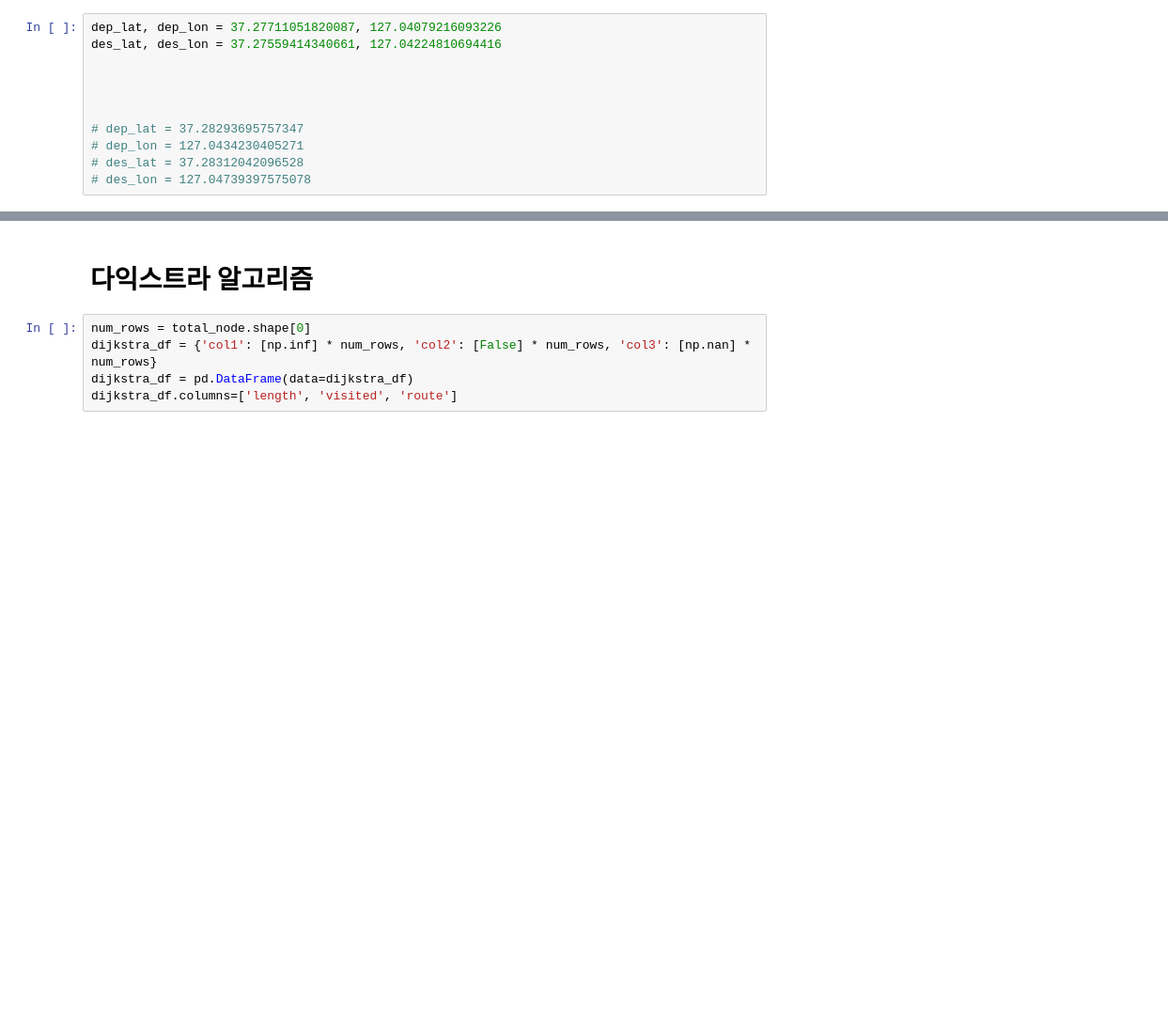
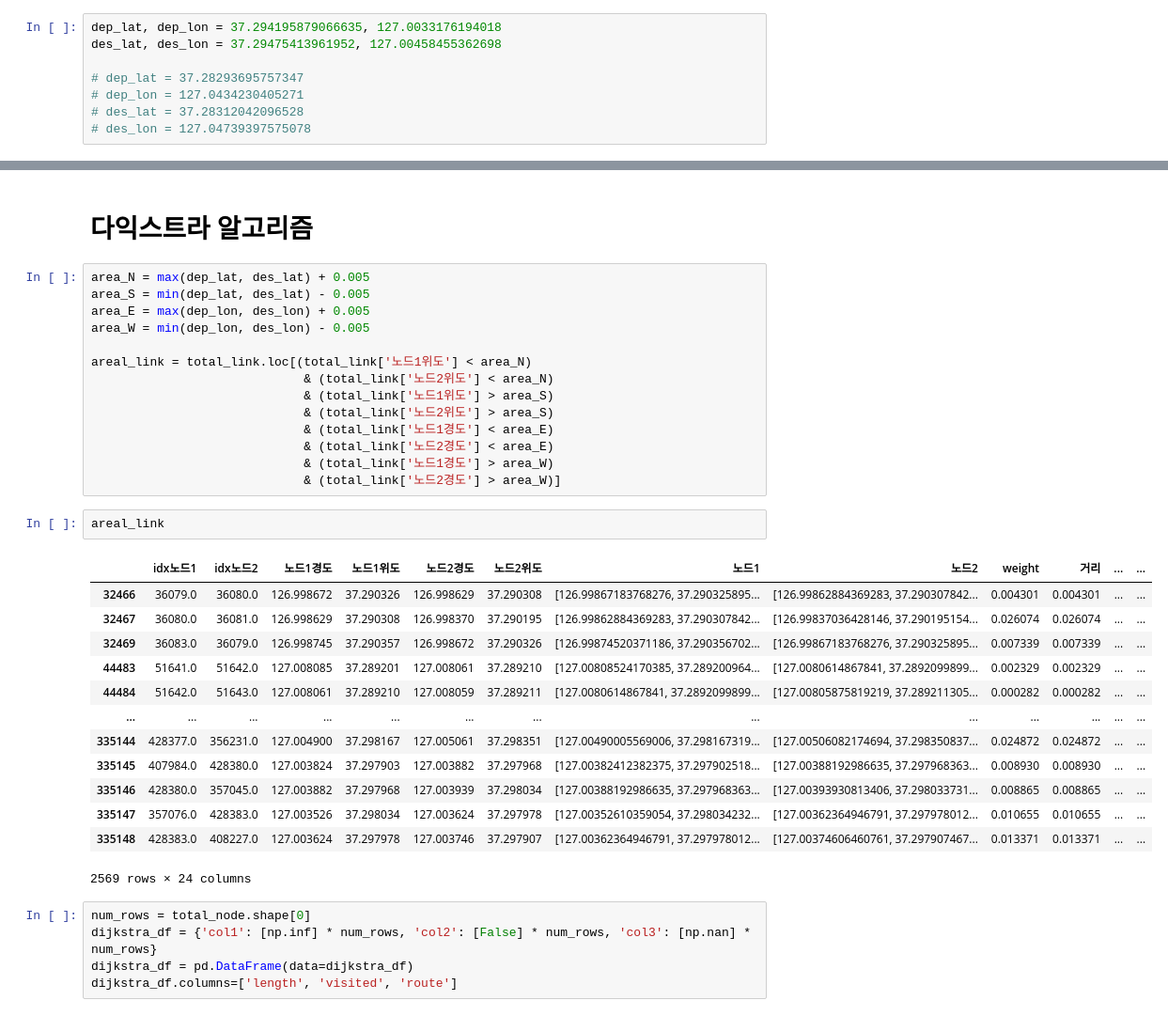
Before and after one commit to KimMinoo/capstone_design2, a Jupyter notebook: dijk.ipynb, the cells around one changed output, grey strips where cells are left out. Shown: that part at 94% size. Saved outputs shown, nothing was run; the diff lists cells and outputs as text; blank space fills up the shorter version.

```diff
--- a/dijk.ipynb
+++ b/dijk.ipynb
@@ -178,11 +187,8 @@ total_link.head()
 # %% [markdown]
 # 시작점 입력
 # %%
-dep_lat, dep_lon = 37.27711051820087, 127.04079216093226
-des_lat, des_lon = 37.27559414340661, 127.04224810694416
-
-
-
+dep_lat, dep_lon = 37.294195879066635, 127.0033176194018
+des_lat, des_lon = 37.29475413961952, 127.00458455362698
 
 # dep_lat = 37.28293695757347
 # dep_lon = 127.0434230405271
@@ -225,5 +231,35 @@ print(start_idx, end_idx)
 # %% [markdown]
 # 다익스트라 알고리즘
+# %%
+area_N = max(dep_lat, des_lat) + 0.005
+area_S = min(dep_lat, des_lat) - 0.005
+area_E = max(dep_lon, des_lon) + 0.005
+area_W = min(dep_lon, des_lon) - 0.005
+
+areal_link = total_link.loc[(total_link['노드1위도'] < area_N)
+                             & (total_link['노드2위도'] < area_N)
+                             & (total_link['노드1위도'] > area_S)
+                             & (total_link['노드2위도'] > area_S)
+                             & (total_link['노드1경도'] < area_E)
+                             & (total_link['노드2경도'] < area_E)
+                             & (total_link['노드1경도'] > area_W)
+                             & (total_link['노드2경도'] > area_W)]
+# %%
+areal_link
+# %% [output]
+|  | idx노드1 | idx노드2 | 노드1경도 | 노드1위도 | 노드2경도 | 노드2위도 | 노드1 | 노드2 | weight | 거리 | ... | ... |
+| 32466 | 36079.0 | 36080.0 | 126.998672 | 37.290326 | 126.998629 | 37.290308 | [126.99867183768276, 37.290325895... | [126.99862884369283, 37.290307842... | 0.004301 | 0.004301 | ... | ... |
+| 32467 | 36080.0 | 36081.0 | 126.998629 | 37.290308 | 126.998370 | 37.290195 | [126.99862884369283, 37.290307842... | [126.99837036428146, 37.290195154... | 0.026074 | 0.026074 | ... | ... |
+| 32469 | 36083.0 | 36079.0 | 126.998745 | 37.290357 | 126.998672 | 37.290326 | [126.99874520371186, 37.290356702... | [126.99867183768276, 37.290325895... | 0.007339 | 0.007339 | ... | ... |
+| 44483 | 51641.0 | 51642.0 | 127.008085 | 37.289201 | 127.008061 | 37.289210 | [127.00808524170385, 37.289200964... | [127.0080614867841, 37.2892099899... | 0.002329 | 0.002329 | ... | ... |
+| 44484 | 51642.0 | 51643.0 | 127.008061 | 37.289210 | 127.008059 | 37.289211 | [127.0080614867841, 37.2892099899... | [127.00805875819219, 37.289211305... | 0.000282 | 0.000282 | ... | ... |
+| ... | ... | ... | ... | ... | ... | ... | ... | ... | ... | ... | ... | ... |
+| 335144 | 428377.0 | 356231.0 | 127.004900 | 37.298167 | 127.005061 | 37.298351 | [127.00490005569006, 37.298167319... | [127.00506082174694, 37.298350837... | 0.024872 | 0.024872 | ... | ... |
+| 335145 | 407984.0 | 428380.0 | 127.003824 | 37.297903 | 127.003882 | 37.297968 | [127.00382412382375, 37.297902518... | [127.00388192986635, 37.297968363... | 0.008930 | 0.008930 | ... | ... |
+| 335146 | 428380.0 | 357045.0 | 127.003882 | 37.297968 | 127.003939 | 37.298034 | [127.00388192986635, 37.297968363... | [127.00393930813406, 37.298033731... | 0.008865 | 0.008865 | ... | ... |
+| 335147 | 357076.0 | 428383.0 | 127.003526 | 37.298034 | 127.003624 | 37.297978 | [127.00352610359054, 37.298034232... | [127.00362364946791, 37.297978012... | 0.010655 | 0.010655 | ... | ... |
+| 335148 | 428383.0 | 408227.0 | 127.003624 | 37.297978 | 127.003746 | 37.297907 | [127.00362364946791, 37.297978012... | [127.00374606460761, 37.297907467... | 0.013371 | 0.013371 | ... | ... |
+2569 rows × 24 columns
 # %%
 num_rows = total_node.shape[0]
 dijkstra_df = {'col1': [np.inf] * num_rows, 'col2': [False] * num_rows, 'col3': [np.nan] * num_rows}
```
Also changed, not shown: parts of 12 cells of this notebook.
